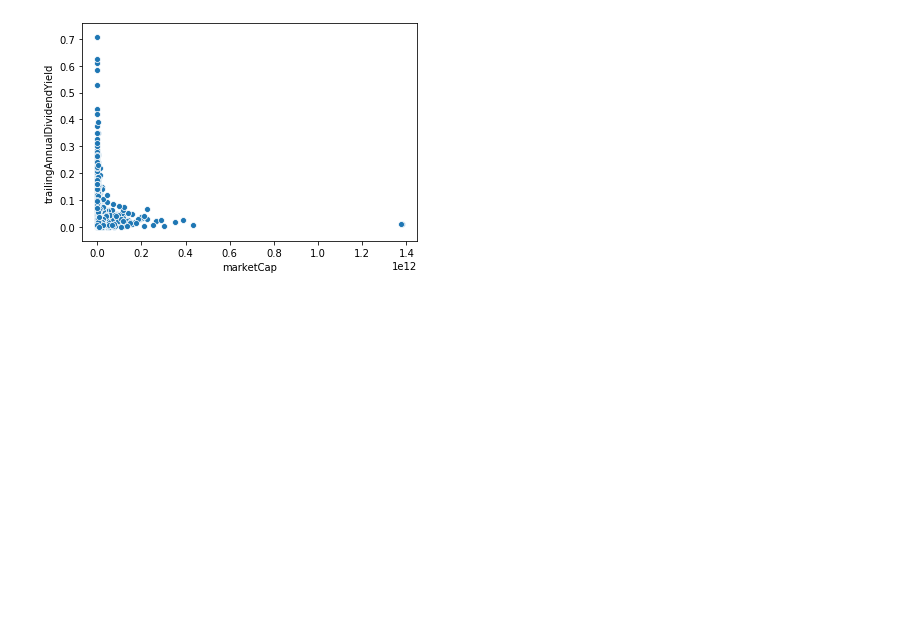
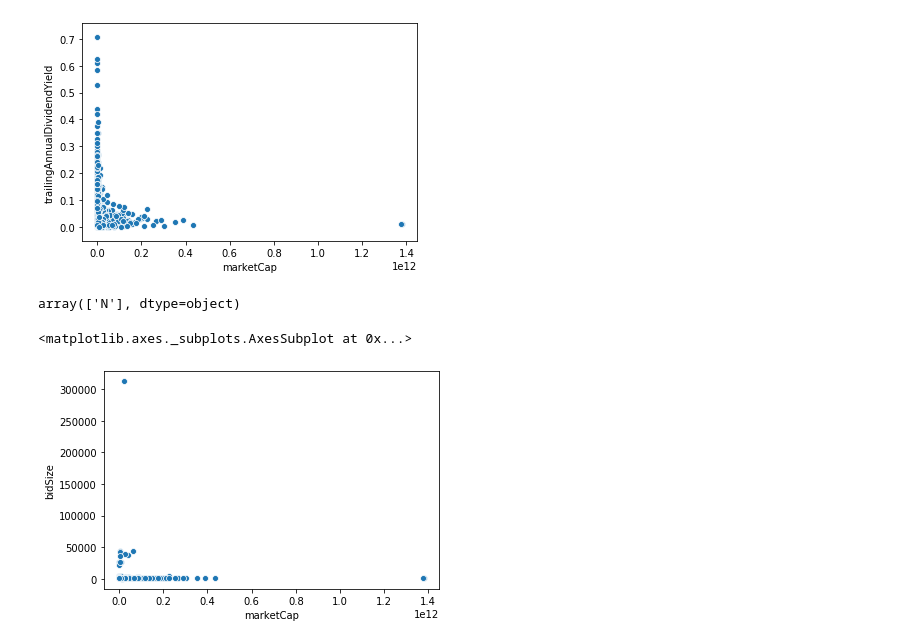
Before and after one commit to ipatel467/Stock-Market-Analysis, a Jupyter notebook: StocksP2.ipynb, the cells around one changed output. Saved outputs shown, nothing was run; the diff lists cells and outputs as text; code cells hidden in the pictures; blank space fills up the shorter version.

```diff
--- a/StocksP2.ipynb
+++ b/StocksP2.ipynb
@@ -77,3 +77,12 @@ sns.scatterplot(data = div_df,x=div_df['marketCap'],y=div_df['trailingAnnualDivi
 # %% [output]
 <matplotlib.axes._subplots.AxesSubplot at 0x...>
 [figure]
+# %%
+div_df['etf'].unique()
+# %% [output]
+array(['N'], dtype=object)
+# %%
+sns.scatterplot(data = div_df,x=div_df['marketCap'],y=div_df['bidSize'])
+# %% [output]
+<matplotlib.axes._subplots.AxesSubplot at 0x...>
+[figure, added]
```
Also changed, not shown: parts of 1 cell of this notebook.
